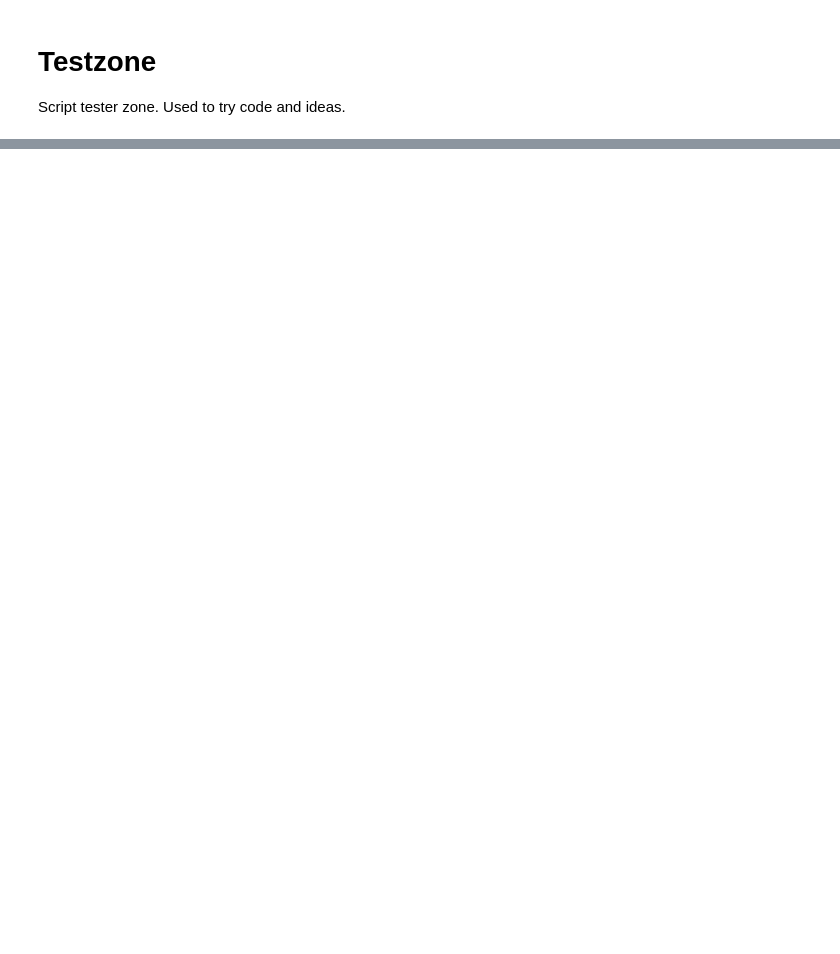
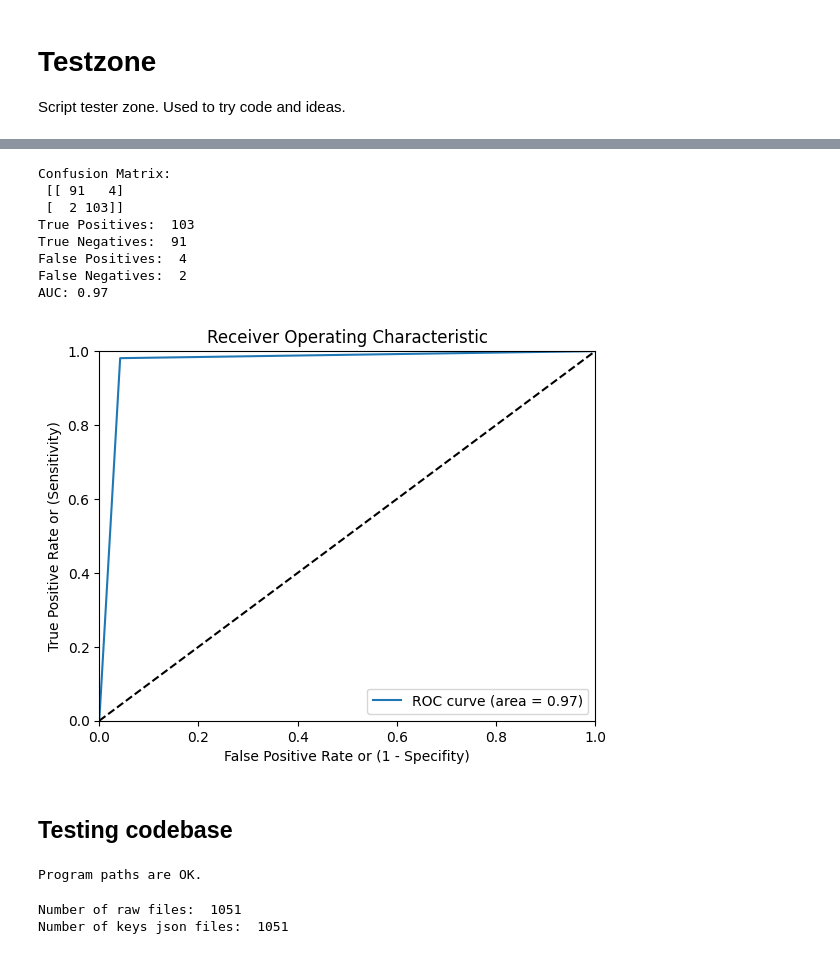
Before and after one commit to 0nyr/Smart-and-Naive-SSH-Key-Extraction, a Jupyter notebook: smart_ssh_key_extractor/testzone.ipynb, the cells around one changed output, grey strips where cells are left out. Saved outputs shown, nothing was run; the diff lists cells and outputs as text; code cells hidden in the pictures; blank space fills up the shorter version.

Commit message:
Added an example of training.

```diff
--- a/smart_ssh_key_extractor/testzone.ipynb
+++ b/smart_ssh_key_extractor/testzone.ipynb
@@ -3,0 +39,16 @@ Script tester zone. Used to try code and ideas.
+# %%
+from sklearn.metrics import accuracy_score, classification_report
+
+# make predictions on the test data
+y_pred = clf.predict(X_test)
+print(
+    "Sample of predicted labels:", y_pred[:20],
+    "versus actual labels:", y_test[:20], sep="\n"
+)
+
+# calculate the accuracy of the model
+accuracy = accuracy_score(y_test, y_pred)
+print("Accuracy: {:.2f}%".format(accuracy * 100))
+
+# print the classification report
+print(classification_report(y_test, y_pred))
@@ -4,3 +71,44 @@ Script tester zone. Used to try code and ideas.
+# %%
+from sklearn.metrics import confusion_matrix, roc_curve, auc
+
+# calculate the confusion matrix
+cm = confusion_matrix(y_test, y_pred)
+print("Confusion Matrix: \n", cm)
+print("True Positives: ", cm[1, 1])
+print("True Negatives: ", cm[0, 0])
+print("False Positives: ", cm[0, 1])
+print("False Negatives: ", cm[1, 0])
+
+# calculate the false positive rate and true positive rate
+fpr, tpr, thresholds = roc_curve(y_test, y_pred)
+
+# calculate the area under the ROC curve
+roc_auc = auc(fpr, tpr)
+print("AUC: {:.2f}".format(roc_auc))
+
+# plot the ROC curve
+import matplotlib.pyplot as plt
+plt.plot(fpr, tpr, label='ROC curve (area = {:.2f})'.format(roc_auc))
+plt.plot([0, 1], [0, 1], 'k--')  # random predictions curve
+plt.xlim([0.0, 1.0])
+plt.ylim([0.0, 1.0])
+plt.xlabel('False Positive Rate or (1 - Specifity)')
+plt.ylabel('True Positive Rate or (Sensitivity)')
+plt.title('Receiver Operating Characteristic')
+plt.legend(loc="lower right")
+plt.show()
+# %% [output]
+Confusion Matrix:
+ [[ 91   4]
+ [  2 103]]
+True Positives:  103
+True Negatives:  91
+False Positives:  4
+False Negatives:  2
+AUC: 0.97
+[figure, added]
+# %% [markdown]
+## Testing codebase
 # %%
 import utils
 import os
@@ -21,19 +132,20 @@ class ProgramParameters:
     Wrapper class for program parameters.
     """
     MODEL_DIR_PATH = os.environ['HOME'] + "/Documents/code/phdtrack/Smart-and-Naive-SSH-Key-Extraction/smart_ssh_key_extractor/new_models"
-    DATASET_DIR_PATH = os.environ['HOME'] + '/Documents/code/phdtrack/phdtrack_data/Performance_Test/Performance_Test/V_7_1_P1/'
+    TRAINING_DIR_PATH = os.environ['HOME'] + '/Documents/code/phdtrack/phdtrack_data/Training/Training/basic/V_6_0_P1/32'
+    RESULTS_PATH = os.environ['HOME'] + "/Documents/code/phdtrack/Smart-and-Naive-SSH-Key-Extraction/smart_ssh_key_extractor/results"
 
     def __init__(self, **kwargs):
         if (
             utils.check_path_exists(self.MODEL_DIR_PATH) and
-            utils.check_path_exists(self.DATASET_DIR_PATH)
+            utils.check_path_exists(self.TRAINING_DIR_PATH)
         ):
             print("Program paths are OK.")
         else:
             print("Program paths are NOT OK.")
             exit(1)
 
-        self.print_params()
-
 
 PARAMS = ProgramParameters()
+# %% [output]
+Program paths are OK.
@@ -42,3 +152,15 @@ PARAMS = ProgramParameters()
+# %%
+# get the data, create datasets
+
+
+file_paths, key_paths = utils.get_dataset_file_paths(PARAMS.TRAINING_DIR_PATH)
+print("Number of raw files: ", len(file_paths))
+print("Number of keys json files: ", len(key_paths))
+
+utils.create_dataset(PARAMS)
+# %% [output]
+Number of raw files:  1051
+Number of keys json files:  1051
 # %%
 # train a new classifier on the data
 
```
Also changed, not shown: parts of 9 cells of this notebook, 1 other file.
